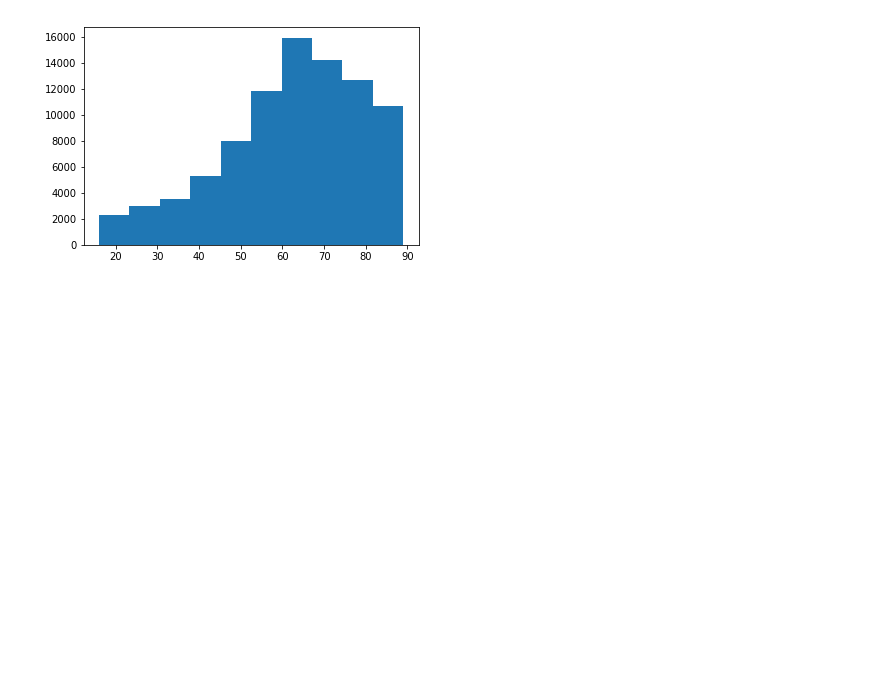
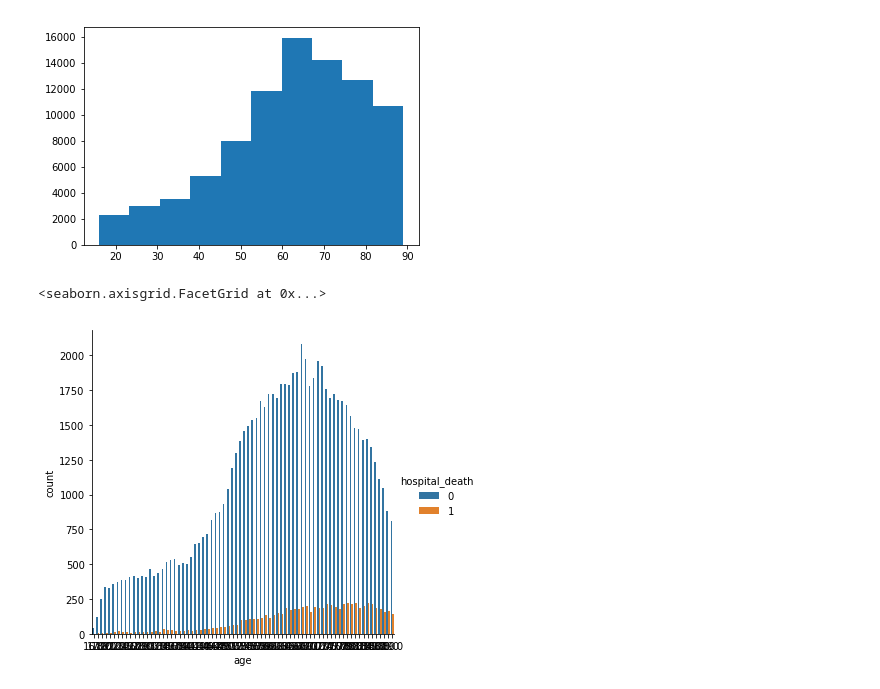
Before and after one commit to nhungle714/Data-Science-Projects, a Jupyter notebook: ICU_Survival/EDA.ipynb, the cells around one changed output. Saved outputs shown, nothing was run; the diff lists cells and outputs as text; code cells hidden in the pictures; blank space fills up the shorter version.

Commit message:
graphical analysis

```diff
--- a/ICU_Survival/EDA.ipynb
+++ b/ICU_Survival/EDA.ipynb
@@ -61,0 +56,6 @@ sns.lineplot(x="timepoint", y="signal",
+# %%
+# age
+sns.catplot(data=train_data, kind='count', x='age', hue='hospital_death')
+# %% [output]
+<seaborn.axisgrid.FacetGrid at 0x...>
+[figure, added]
```
Also changed, not shown: parts of 8 cells of this notebook.
